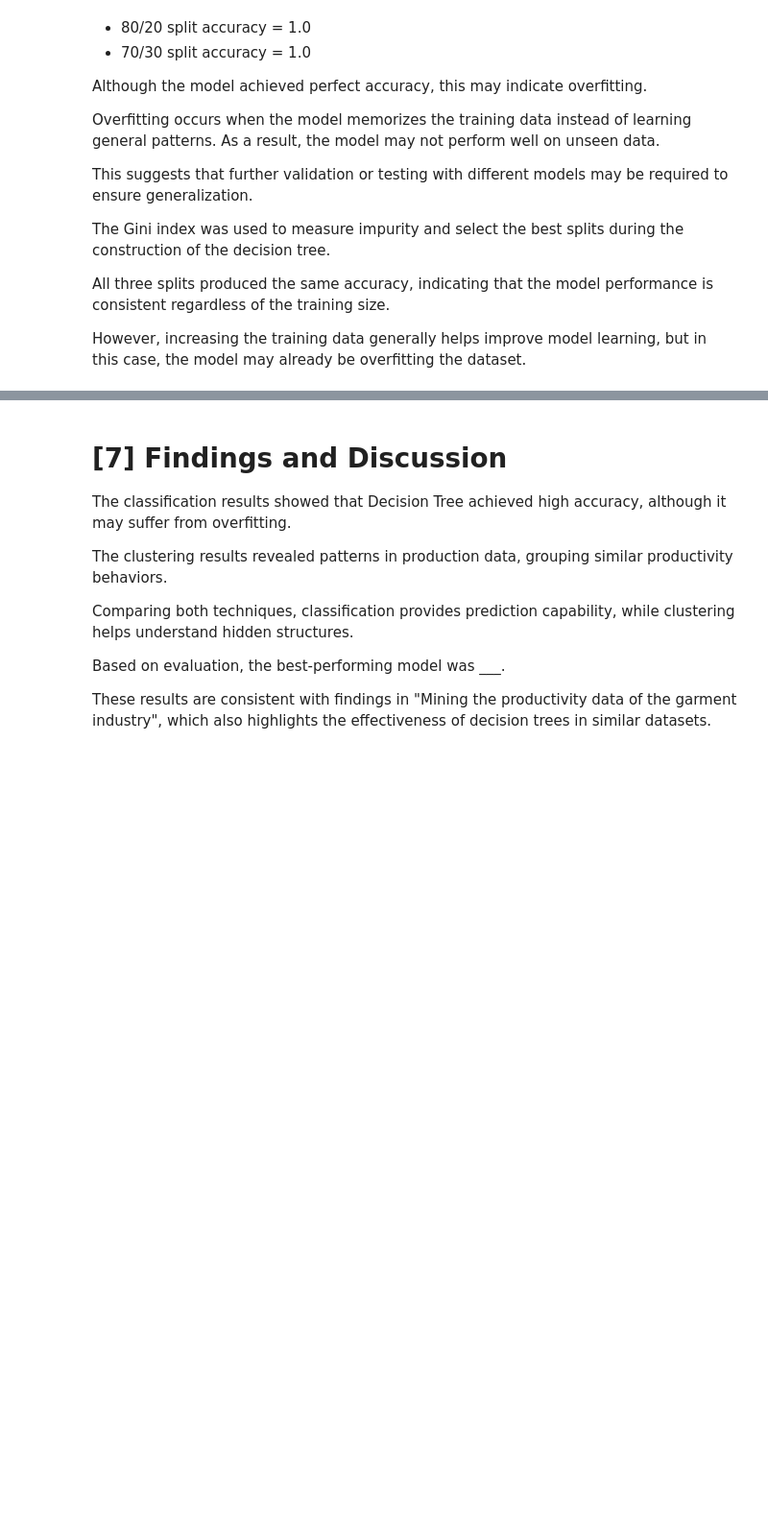
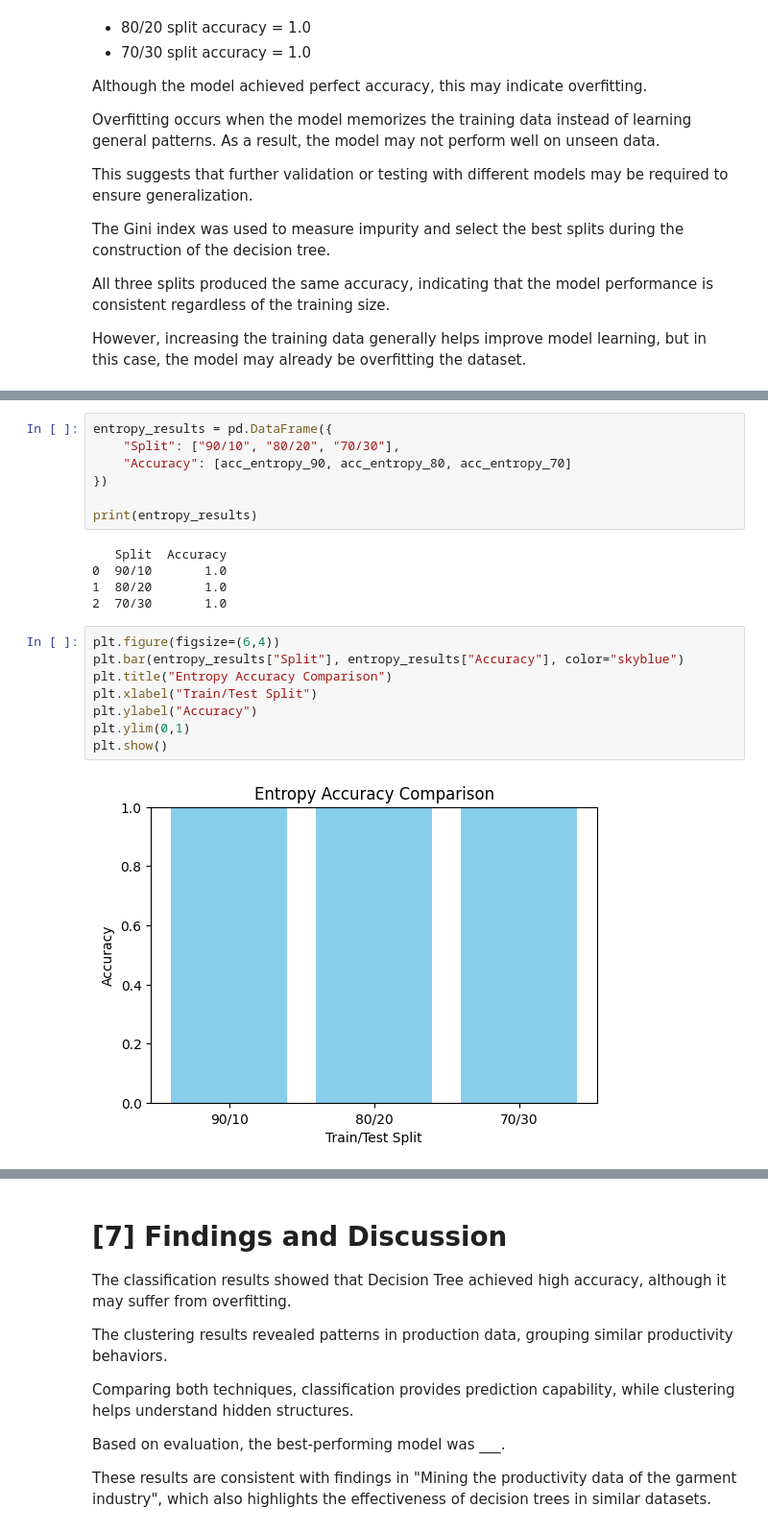
Before and after one commit to hind190/Data-Mining-Project-, a Jupyter notebook: Phase3.ipynb, the cells around one changed output, grey strips where cells are left out. Shown at 96% size. Cells and saved outputs as stored; diff of their text form; blank space fills up the shorter version.

```diff
--- a/Phase3.ipynb
+++ b/Phase3.ipynb
@@ -176,0 +251,22 @@ However, increasing the training data generally helps improve model learning, bu
+# %%
+entropy_results = pd.DataFrame({
+    "Split": ["90/10", "80/20", "70/30"],
+    "Accuracy": [acc_entropy_90, acc_entropy_80, acc_entropy_70]
+})
+
+print(entropy_results)
+# %% [output]
+   Split  Accuracy
+0  90/10       1.0
+1  80/20       1.0
+2  70/30       1.0
+# %%
+plt.figure(figsize=(6,4))
+plt.bar(entropy_results["Split"], entropy_results["Accuracy"], color="skyblue")
+plt.title("Entropy Accuracy Comparison")
+plt.xlabel("Train/Test Split")
+plt.ylabel("Accuracy")
+plt.ylim(0,1)
+plt.show()
+# %% [output]
+[figure, added]
```
Also changed, not shown: parts of 7 cells of this notebook.
